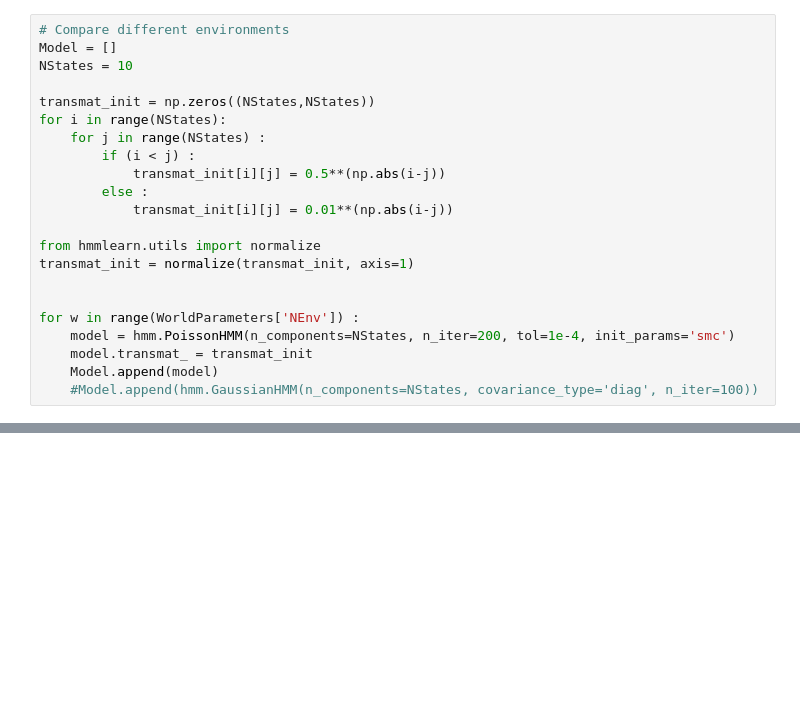
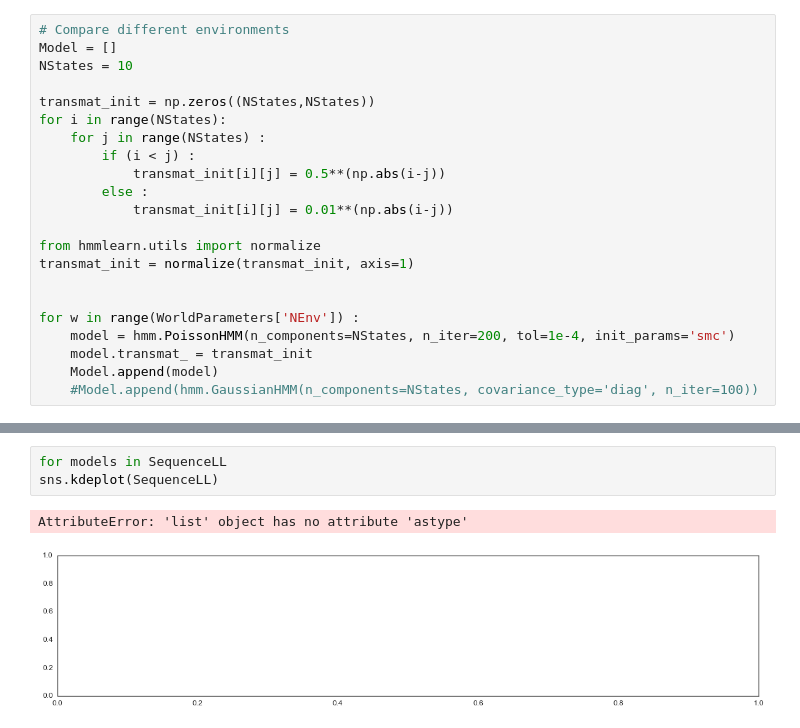
Before and after one commit to ckemere/SimulatedReplayStatistics, a Jupyter notebook: Figure 1 - Log-Likelihood Model Comparison.ipynb, the cells around one changed output, grey strips where cells are left out. Cells and saved outputs as stored; diff of their text form; blank space fills up the shorter version.

```diff
--- a/Figure 1 - Log-Likelihood Model Comparison.ipynb
+++ b/Figure 1 - Log-Likelihood Model Comparison.ipynb
@@ -136,0 +162,6 @@ plt.hist(SequenceLL,bins=50);
+# %%
+for models in SequenceLL
+sns.kdeplot(SequenceLL)
+# %% [output]
+AttributeError: 'list' object has no attribute 'astype'
+[figure, added]
```
Also changed, not shown: parts of 10 cells of this notebook, 2 other files.
